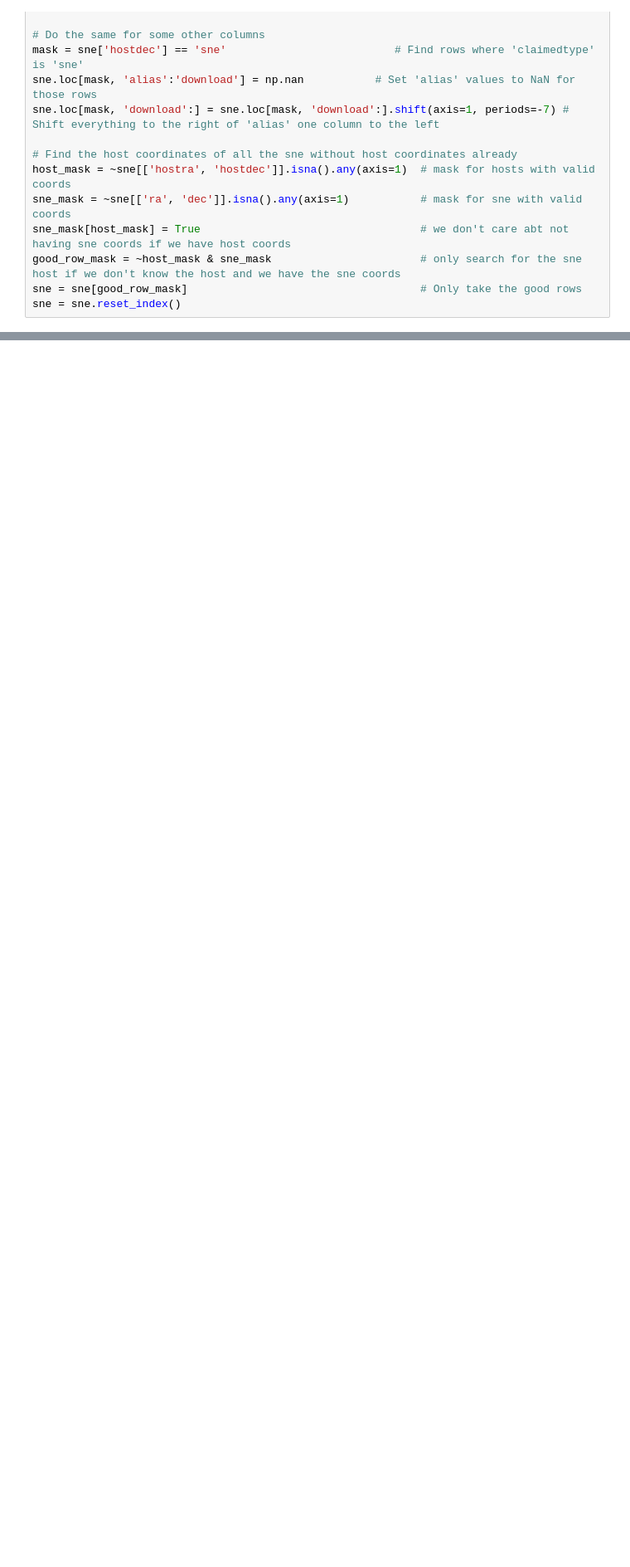
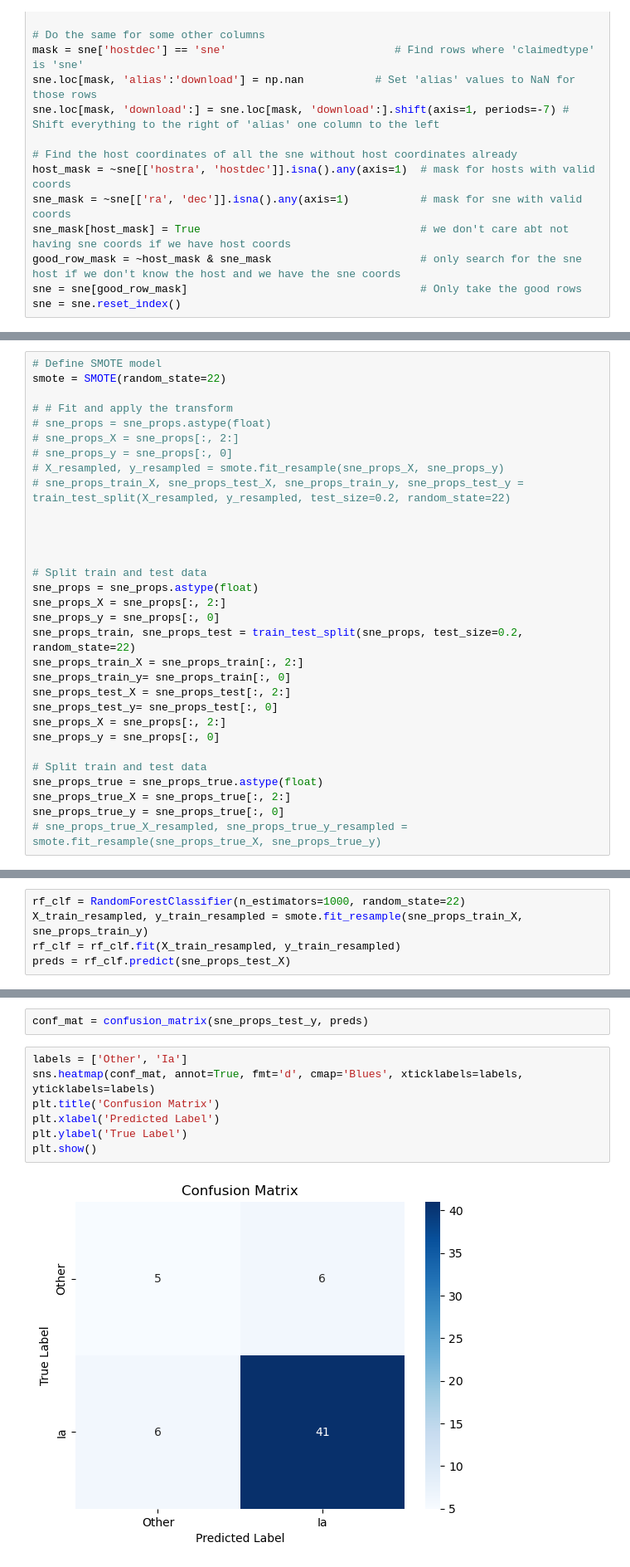
Before and after one commit to Adam-Boesky/astro_SPLASH, a Jupyter notebook: preprocessing/cleaning.ipynb, the cells around one changed output, grey strips where cells are left out. Shown at 83% size. Cells and saved outputs as stored; diff of their text form; blank space fills up the shorter version.

```diff
--- a/preprocessing/cleaning.ipynb
+++ b/preprocessing/cleaning.ipynb
@@ -653,0 +809,31 @@ array([(b'644246851693',  9.71018059, -44.03439074, 5.558, b'zphot',   1.333,
+# %%
+# Define SMOTE model
+smote = SMOTE(random_state=22)
+
+# # Fit and apply the transform
+# sne_props = sne_props.astype(float)
+# sne_props_X = sne_props[:, 2:]
+# sne_props_y = sne_props[:, 0]
+# X_resampled, y_resampled = smote.fit_resample(sne_props_X, sne_props_y)
+# sne_props_train_X, sne_props_test_X, sne_props_train_y, sne_props_test_y = train_test_split(X_resampled, y_resampled, test_size=0.2, random_state=22)
+
+
+
+
+# Split train and test data
+sne_props = sne_props.astype(float)
+sne_props_X = sne_props[:, 2:]
+sne_props_y = sne_props[:, 0]
+sne_props_train, sne_props_test = train_test_split(sne_props, test_size=0.2, random_state=22)
+sne_props_train_X = sne_props_train[:, 2:]
+sne_props_train_y= sne_props_train[:, 0]
+sne_props_test_X = sne_props_test[:, 2:]
+sne_props_test_y= sne_props_test[:, 0]
+sne_props_X = sne_props[:, 2:]
+sne_props_y = sne_props[:, 0]
+
+# Split train and test data
+sne_props_true = sne_props_true.astype(float)
+sne_props_true_X = sne_props_true[:, 2:]
+sne_props_true_y = sne_props_true[:, 0]
+# sne_props_true_X_resampled, sne_props_true_y_resampled = smote.fit_resample(sne_props_true_X, sne_props_true_y)
@@ -653,0 +842,5 @@ array([(b'644246851693',  9.71018059, -44.03439074, 5.558, b'zphot',   1.333,
+# %%
+rf_clf = RandomForestClassifier(n_estimators=1000, random_state=22)
+X_train_resampled, y_train_resampled = smote.fit_resample(sne_props_train_X, sne_props_train_y)
+rf_clf = rf_clf.fit(X_train_resampled, y_train_resampled)
+preds = rf_clf.predict(sne_props_test_X)
@@ -653,0 +871,11 @@ array([(b'644246851693',  9.71018059, -44.03439074, 5.558, b'zphot',   1.333,
+# %%
+conf_mat = confusion_matrix(sne_props_test_y, preds)
+# %%
+labels = ['Other', 'Ia']
+sns.heatmap(conf_mat, annot=True, fmt='d', cmap='Blues', xticklabels=labels, yticklabels=labels)
+plt.title('Confusion Matrix')
+plt.xlabel('Predicted Label')
+plt.ylabel('True Label')
+plt.show()
+# %% [output]
+[figure, added]
```
Also changed, not shown: parts of 73 cells of this notebook, 15 other files.
